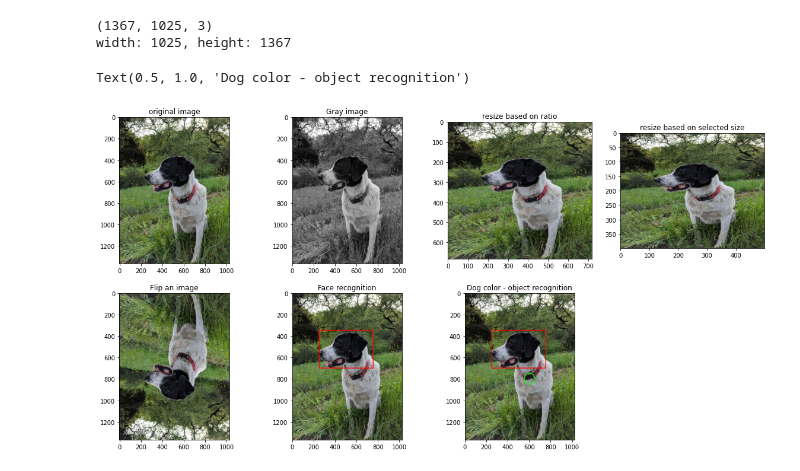
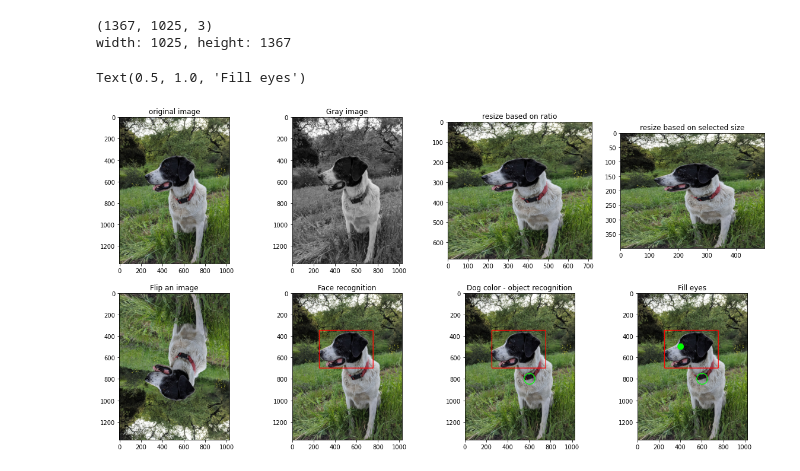
Before and after one commit to faranak5171/Computer-Vision-Projects, a Jupyter notebook: opencv_image.ipynb, the cells around one changed output. Saved outputs shown, nothing was run; the diff lists cells and outputs as text; code cells hidden in the pictures.

Commit message:
fill circle

```diff
--- a/opencv_image.ipynb
+++ b/opencv_image.ipynb
@@ -32,32 +32,38 @@ ratio_pic = cv2.resize(fix_pic,(0,0),fix_pic,w_ratio,h_ratio)
 ax = fig.add_subplot(rows,cols,3)
 ax.imshow(ratio_pic)
 ax.set_title('resize based on ratio')
 
 #resize based on selected size
 resize_pic = cv2.resize(fix_pic,(500,400))
 ax = fig.add_subplot(rows, cols, 4)
 ax.imshow(resize_pic)
 ax.set_title('resize based on selected size')
 
 #Flip image
 flip_pic = cv2.flip(fix_pic,0)
 ax = fig.add_subplot(rows,cols,5)
 ax.imshow(flip_pic)
 ax.set_title('Flip an image')
 
 # Draw a rectangle on image
 cv2.rectangle(fix_pic, pt1=(250,350), pt2=(750,700), color=(255,0,0), thickness=5)
 ax = fig.add_subplot(rows, cols, 6)
 ax.imshow(fix_pic)
 ax.set_title('Face recognition')
 
 # Draw a circle on image
 cv2.circle(img=fix_pic, center=(600,800), radius=50, color=(0,255,0), thickness=5)
 ax = fig.add_subplot(rows,cols, 7)
 ax.imshow(fix_pic)
 ax.set_title('Dog color - object recognition')
+
+# Draw a circle and fill
+cv2.circle(img=fix_pic, center=(400,500), radius=30, color=(0,255,0), thickness=-1)
+ax = fig.add_subplot(rows,cols, 8)
+ax.imshow(fix_pic)
+ax.set_title('Fill eyes')
 # %% [output]
 (1367, 1025, 3)
 width: 1025, height: 1367
-Text(0.5, 1.0, 'Dog color - object recognition')
+Text(0.5, 1.0, 'Fill eyes')
-[figure, old version]
+[figure, new version]
```
